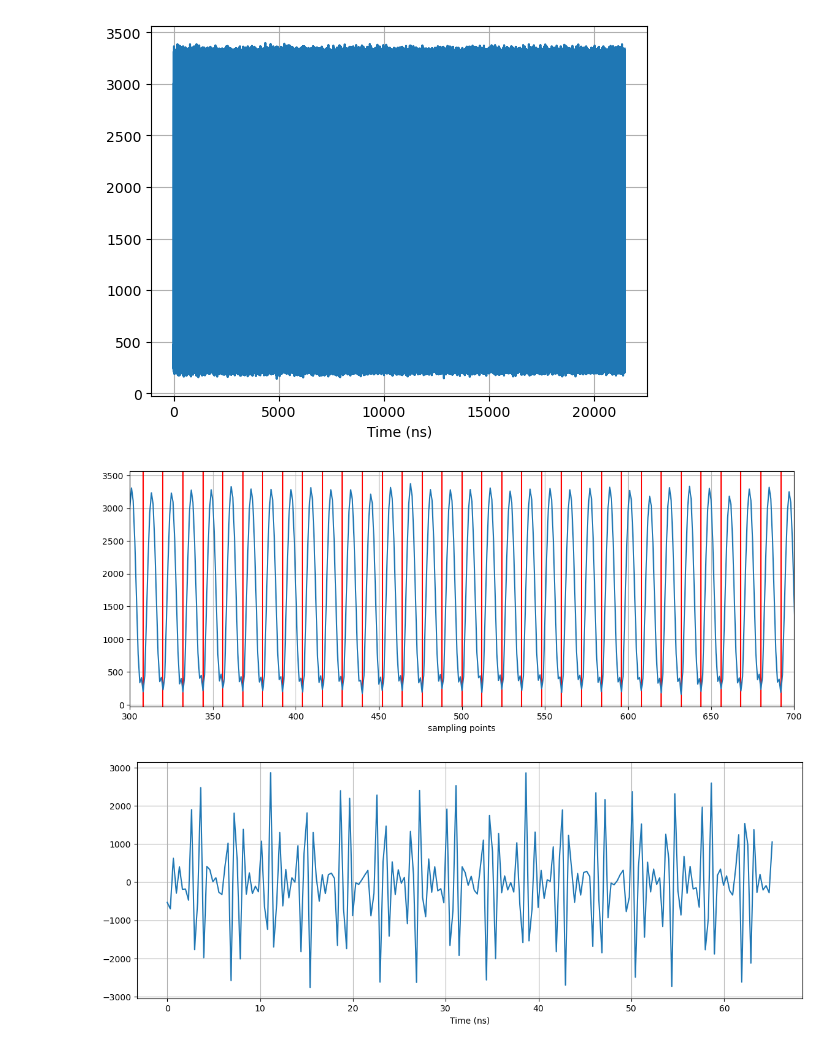
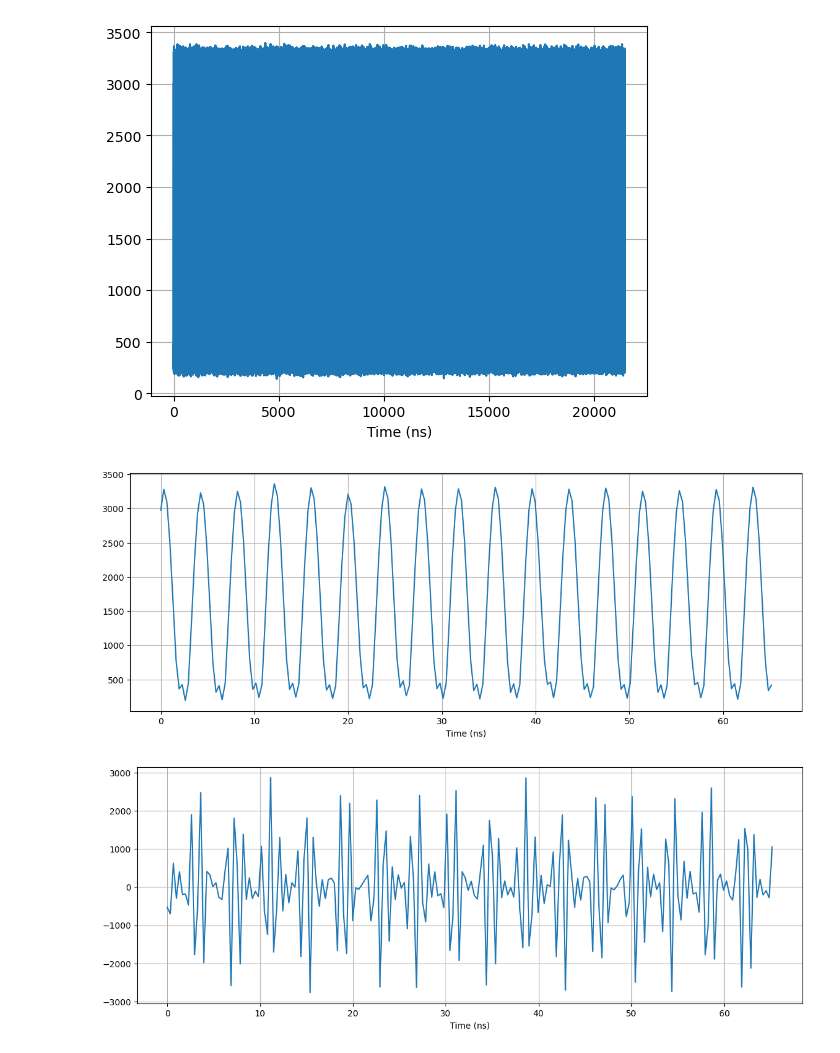
Before and after one commit to slaclab/kek-bpm-rfsoc-dev, a Jupyter notebook: software/notebooks/DatfileAnalysis_3054MSPS_2GHzSignal_nomaru.ipynb, the cells around one changed output. Cells and saved outputs as stored; diff of their text form; code cells hidden in the pictures.

```diff
--- a/software/notebooks/DatfileAnalysis_3054MSPS_2GHzSignal_nomaru.ipynb
+++ b/software/notebooks/DatfileAnalysis_3054MSPS_2GHzSignal_nomaru.ipynb
@@ -74,13 +67,10 @@ for i in range(start_index, len(ampFault[3][7])-points_per_bunch+start_index, po
 # %%
 plt.figure(figsize=(14,5))
-for x_value in tate:
-    plt.axvline(x=x_value,c='r')
-plt.plot(point,ampFault[3][7])
-plt.xlabel("sampling points")
-plt.xlim(300,700)
+plt.plot(timeSteps[0:200],ampFault[3][7][0:200])
+plt.xlabel("Time (ns)")
 plt.grid()
 # %% [output]
-[figure, old version]
+[figure, new version]
 # %%
 plt.figure(figsize=(14,5))
 plt.plot(timeSteps[0:200],adcLive[3][1][0:200])
```
Also changed, not shown: parts of 1 cell of this notebook, 4 other files.
